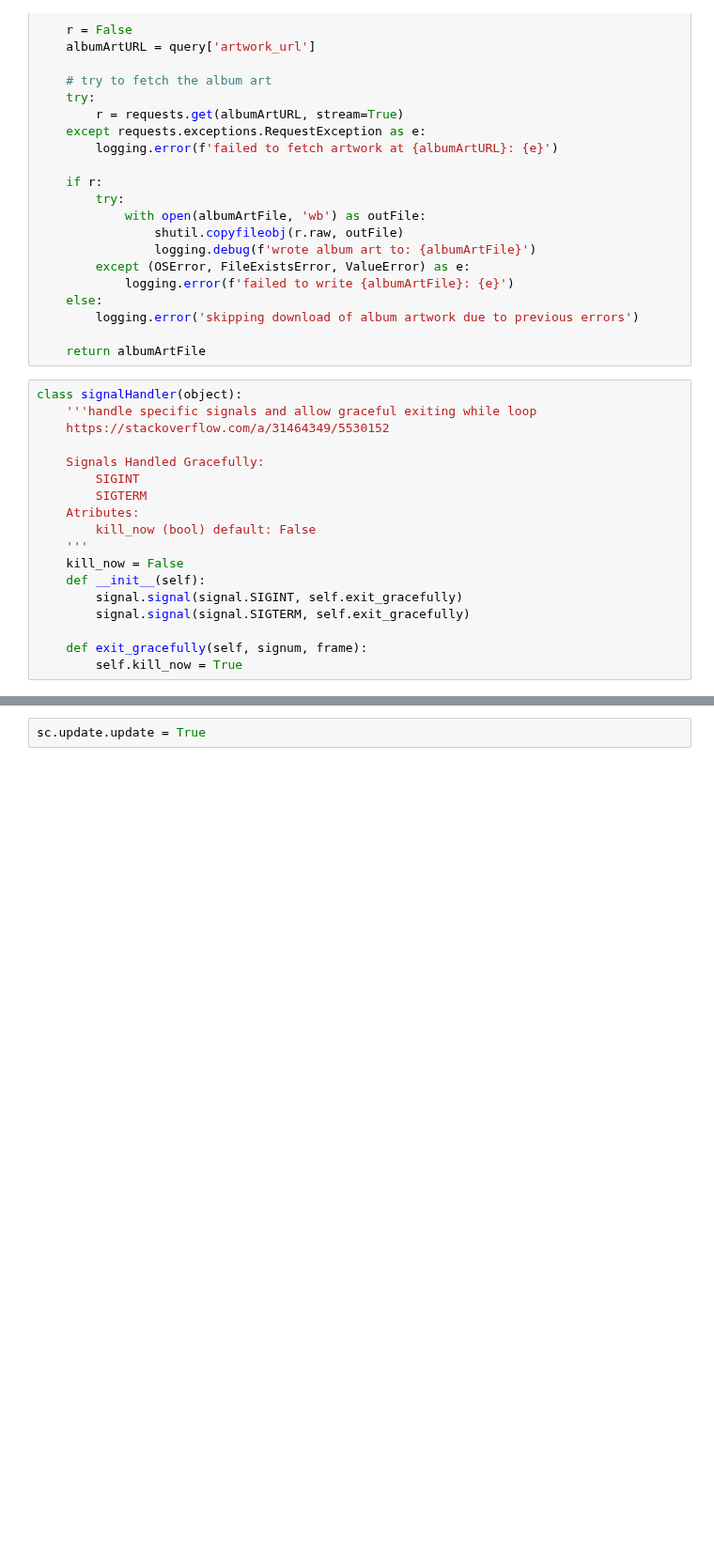
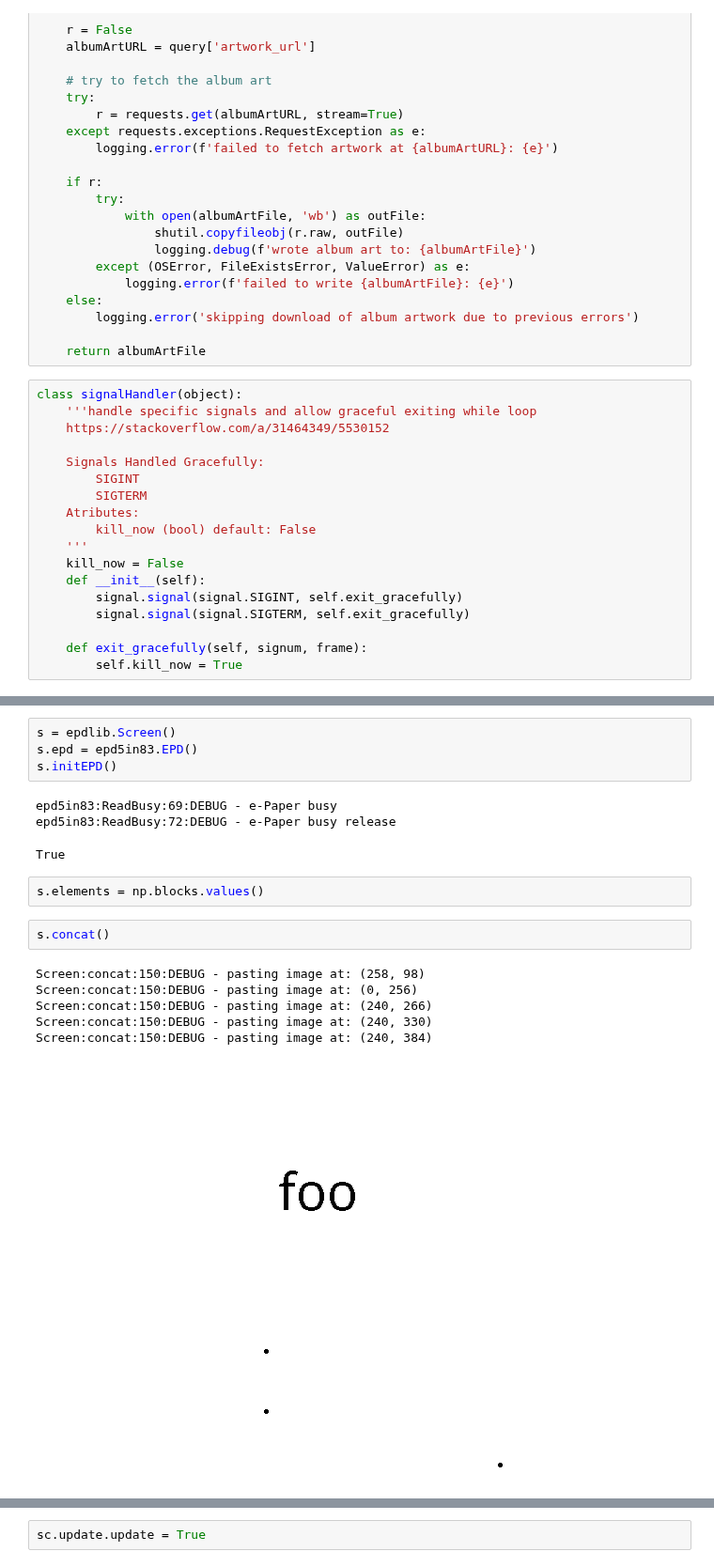
Before and after one commit to txoof/slimpi_epd, a Jupyter notebook: main.ipynb, the cells around one changed output, grey strips where cells are left out. Shown at 94% size. Saved outputs shown, nothing was run; the diff lists cells and outputs as text; blank space fills up the shorter version.

```diff
--- a/main.ipynb
+++ b/main.ipynb
@@ -348,3 +397,22 @@ def main():
+# %%
+s = epdlib.Screen()
+s.epd = epd5in83.EPD()
+s.initEPD()
+# %% [output]
+epd5in83:ReadBusy:69:DEBUG - e-Paper busy
+epd5in83:ReadBusy:72:DEBUG - e-Paper busy release
+True
+# %%
+s.elements = np.blocks.values()
+# %%
+s.concat()
+# %% [output]
+Screen:concat:150:DEBUG - pasting image at: (258, 98)
+Screen:concat:150:DEBUG - pasting image at: (0, 256)
+Screen:concat:150:DEBUG - pasting image at: (240, 266)
+Screen:concat:150:DEBUG - pasting image at: (240, 330)
+Screen:concat:150:DEBUG - pasting image at: (240, 384)
+[figure, added]
 # %%
 if __name__ == '__main__':
 
```
Also changed, not shown: parts of 23 cells of this notebook, 7 other files.
